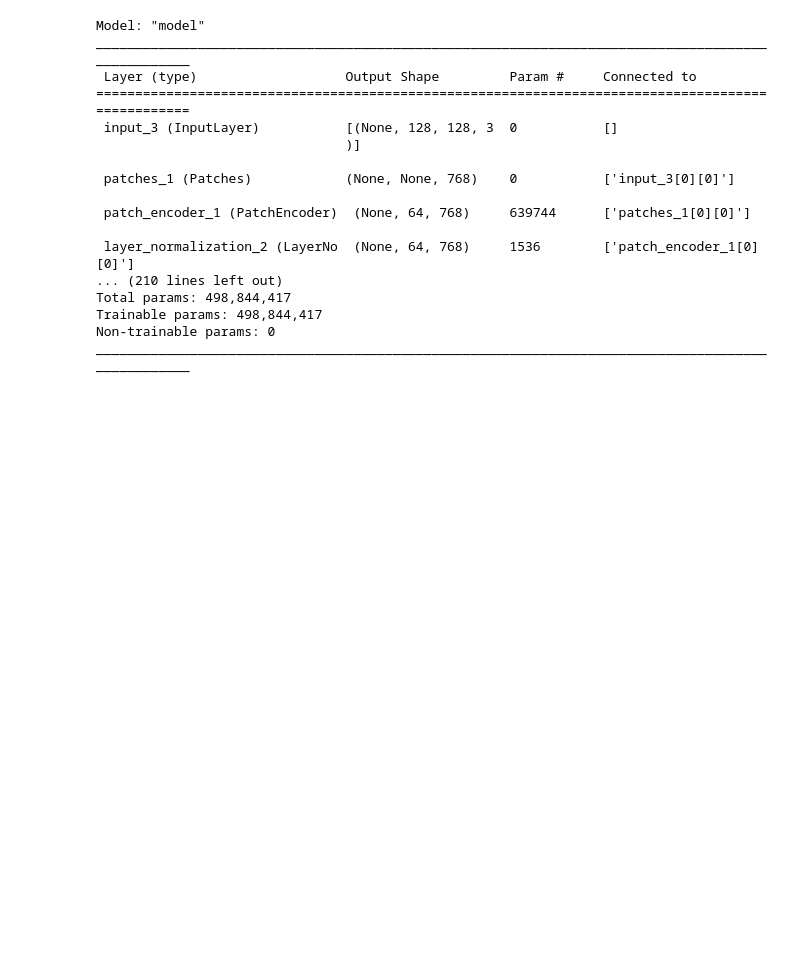
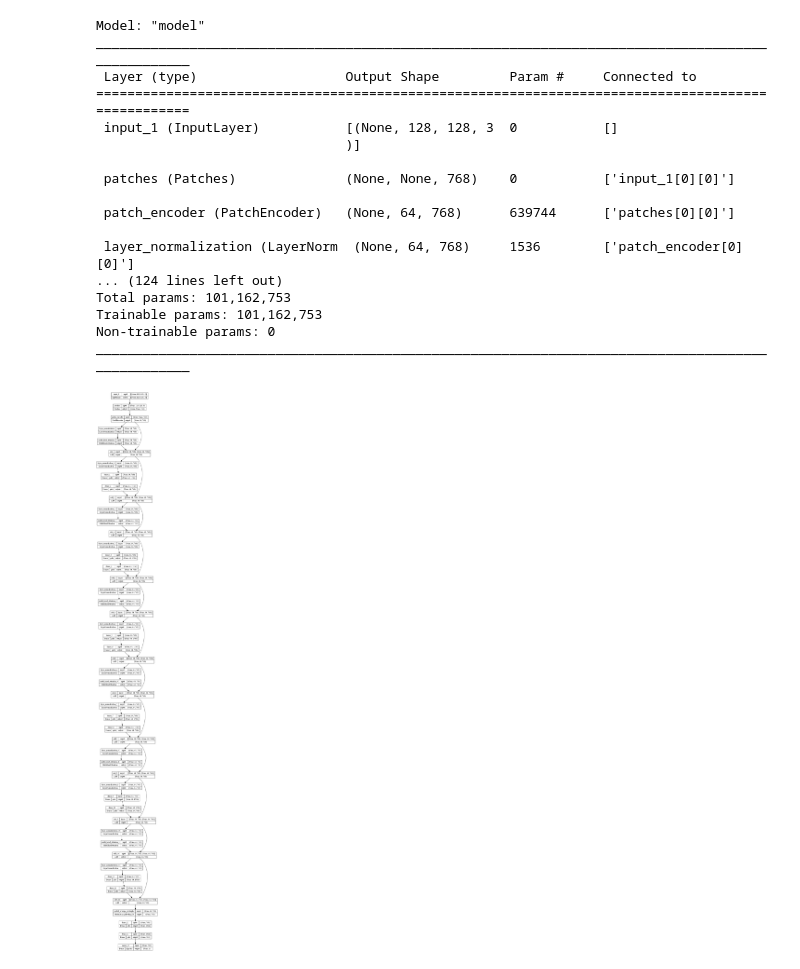
Before and after one commit to HabilAmardias/Tuberculosis-Chest-X-Ray-Classification-ViT, a Jupyter notebook: main.ipynb, the cells around one changed output. Drawn from its saved outputs; the diff is of its cells as text; code cells hidden in the pictures; blank space fills up the shorter version.

```diff
--- a/main.ipynb
+++ b/main.ipynb
@@ -11,6 +11,9 @@ patch_size=16
 img_size=128
 num_patches=(img_size//patch_size)**2
 p_dim=768
+num_encoder=6
+heads_att=6
+mlp_head=1024
 # %%
 target_class={0:"Normal",1:"Tuberculosis"}
 # %%
@@ -158,25 +154,26 @@ def mlp(x, hidden_units):
     return x
 # %%
 def build_model():
-    inputs=keras.layers.Input(shape=(128,128,3))
-    patches=Patches(16)(inputs)
-    encoded=PatchEncoder(64,768)(patches)
-    for _ in range(12):
+    inputs=keras.layers.Input(shape=(img_size,img_size,3))
+    patches=Patches(patch_size)(inputs)
+    encoded=PatchEncoder(num_patches,p_dim)(patches)
+    for _ in range(num_encoder):
         x1=keras.layers.LayerNormalization()(encoded)
-        attention=keras.layers.MultiHeadAttention(num_heads=12,key_dim=768)(x1,x1)
+        attention=keras.layers.MultiHeadAttention(num_heads=heads_att,key_dim=p_dim)(x1,x1)
         x2=keras.layers.Add()([attention,encoded])
         x3=keras.layers.LayerNormalization()(x2)
-        x3=mlp(x3,[768])
+        x3=mlp(x3,[2*p_dim,p_dim])
         encoded=keras.layers.Add()([x3,x2])
-    rep=keras.layers.Flatten()(encoded)
-    rep=mlp(rep,hidden_units=[3072])
+    rep=keras.layers.GlobalAveragePooling1D()(encoded)
+    rep=mlp(rep,hidden_units=[mlp_head,mlp_head//2])
     output=keras.layers.Dense(1,activation='sigmoid')(rep)
 
     model=keras.Model(inputs=inputs,outputs=output)
     opt = keras.optimizers.Adam()
     model.compile(optimizer=opt,
                   loss=keras.losses.BinaryCrossentropy(),
-                  metrics=keras.metrics.Recall())
+                  metrics=[keras.metrics.Recall(),
+                           keras.metrics.BinaryAccuracy()])
     return model
 # %%
 model=build_model()
@@ -186,16 +183,20 @@ Model: "model"
 __________________________________________________________________________________________________
  Layer (type)                   Output Shape         Param #     Connected to
 ==================================================================================================
- input_3 (InputLayer)           [(None, 128, 128, 3  0           []
+ input_1 (InputLayer)           [(None, 128, 128, 3  0           []
                                 )]
 
- patches_1 (Patches)            (None, None, 768)    0           ['input_3[0][0]']
+ patches (Patches)              (None, None, 768)    0           ['input_1[0][0]']
 
- patch_encoder_1 (PatchEncoder)  (None, 64, 768)     639744      ['patches_1[0][0]']
+ patch_encoder (PatchEncoder)   (None, 64, 768)      639744      ['patches[0][0]']
 
- layer_normalization_2 (LayerNo  (None, 64, 768)     1536        ['patch_encoder_1[0][0]']
-... (210 lines left out)
-Total params: 498,844,417
-Trainable params: 498,844,417
+ layer_normalization (LayerNorm  (None, 64, 768)     1536        ['patch_encoder[0][0]']
+... (124 lines left out)
+Total params: 101,162,753
+Trainable params: 101,162,753
 Non-trainable params: 0
 __________________________________________________________________________________________________
+# %%
+keras.utils.plot_model(model,show_layer_activations=True,show_shapes=True)
+# %% [output]
+[figure, added]
```
Also changed, not shown: parts of 6 cells of this notebook, 1 other file.
